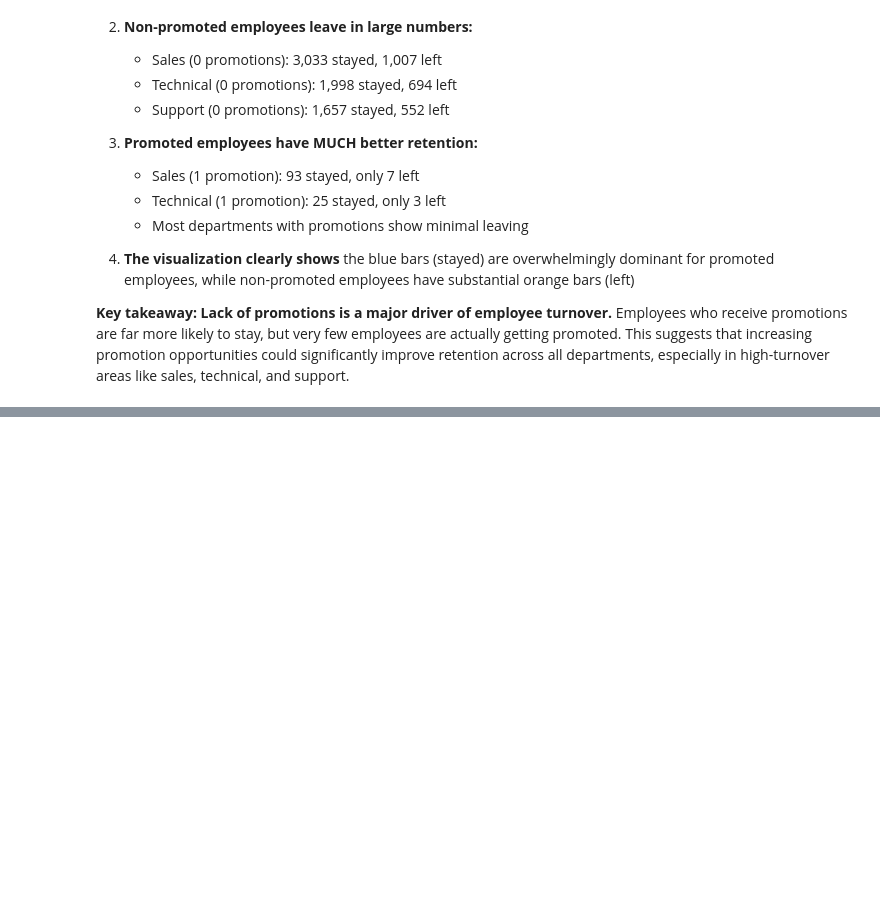
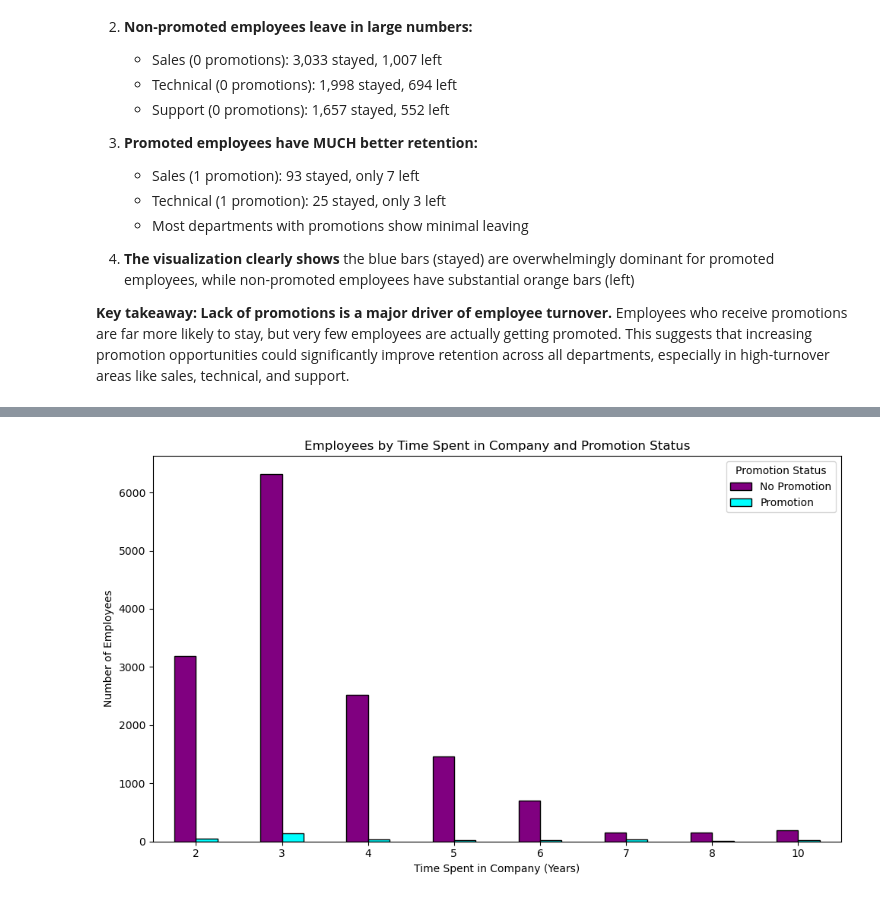
Before and after one commit to theodora1977/machine_learning, a Jupyter notebook: lessons/logistic_regression.ipynb, the cells around one changed output, grey strips where cells are left out. Cells and saved outputs as stored; diff of their text form; code cells hidden in the pictures; blank space fills up the shorter version.

```diff
--- a/lessons/logistic_regression.ipynb
+++ b/lessons/logistic_regression.ipynb
@@ -216,0 +241,14 @@ Looking at both the table and visualization showing the relationship between dep
+# %%
+# lets see the relationship between the time spent in the company and promotions
+time_promo = df.groupby(['time_spend_company', 'promotion_last_5years']).size().unstack(fill_value=0)
+time_promo.columns = ['No Promotion', 'Promotion']
+time_promo.plot(kind='bar', figsize=(10, 6), color=['purple', 'cyan'], edgecolor='black')
+plt.xlabel('Time Spent in Company (Years)')
+plt.ylabel('Number of Employees')
+plt.title('Employees by Time Spent in Company and Promotion Status')
+plt.xticks(rotation=0)
+plt.legend(title='Promotion Status')
+plt.tight_layout()
+plt.show()
+# %% [output]
+[figure, added]
```
Also changed, not shown: parts of 15 cells of this notebook, 5 other files.
